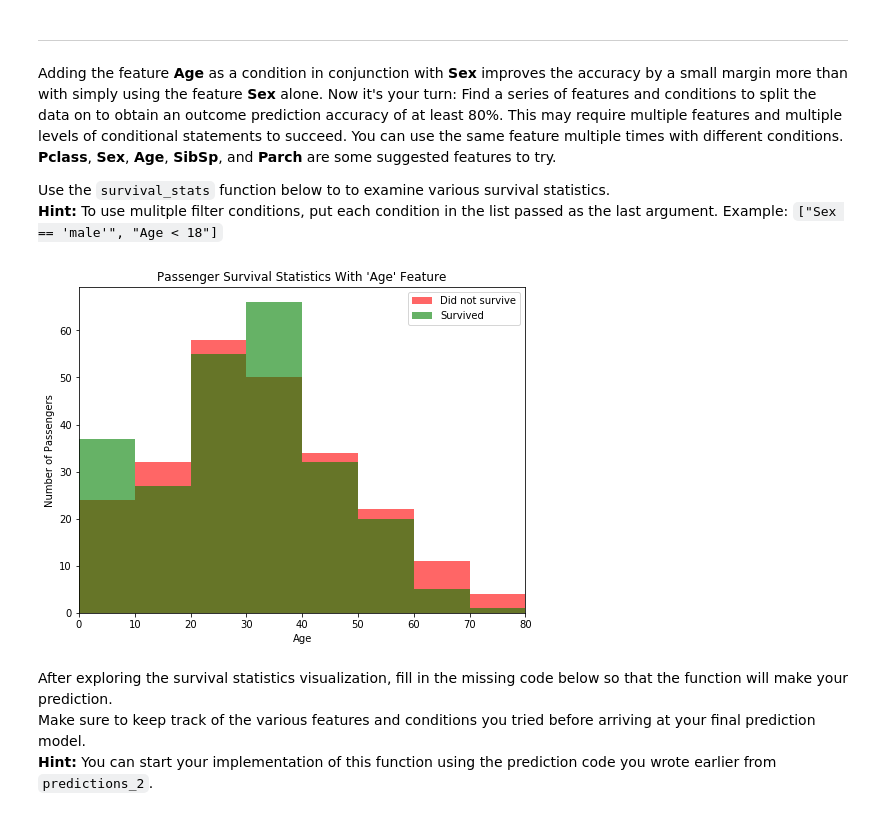
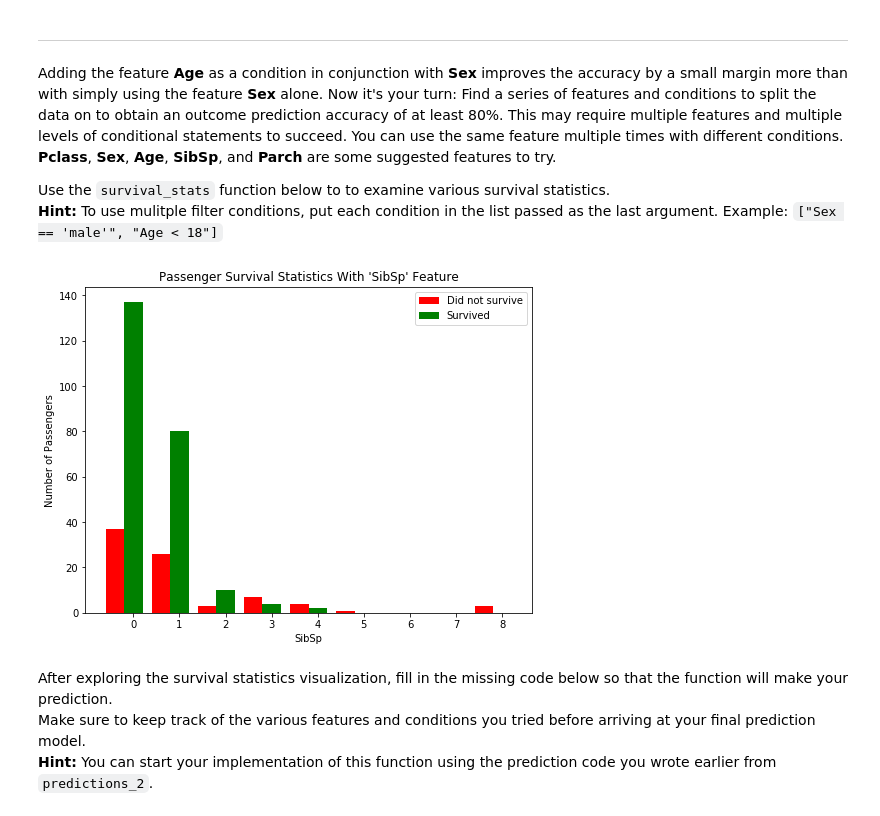
Before and after one commit to baidgaurav/Titanic_Exploration, a Jupyter notebook: titanic_survival_exploration.ipynb, the cells around one changed output. Cells and saved outputs as stored; diff of their text form; code cells hidden in the pictures.

```diff
--- a/titanic_survival_exploration.ipynb
+++ b/titanic_survival_exploration.ipynb
@@ -217,9 +217,9 @@ Adding the feature **Age** as a condition in conjunction with **Sex** improves t
 Use the `survival_stats` function below to to examine various survival statistics.
 **Hint:** To use mulitple filter conditions, put each condition in the list passed as the last argument. Example: `["Sex == 'male'", "Age < 18"]`
 # %%
-vs.survival_stats(data, outcomes, 'Age', ["Fare >= 10"])
+vs.survival_stats(data, outcomes,'SibSp',["Sex == 'female'"])
 # %% [output]
-[figure, old version]
+[figure, new version]
 # %% [markdown]
 After exploring the survival statistics visualization, fill in the missing code below so that the function will make your prediction.
 Make sure to keep track of the various features and conditions you tried before arriving at your final prediction model.
```
Also changed, not shown: parts of 1 cell of this notebook, 1 other file.
